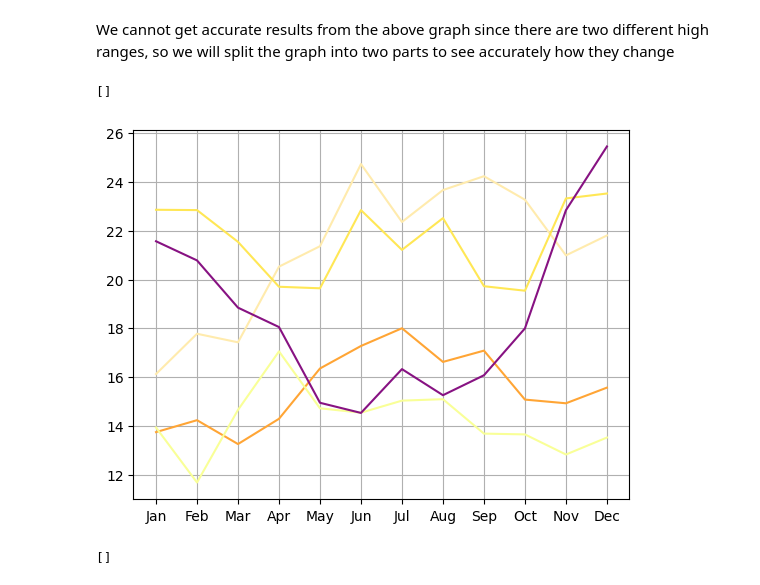
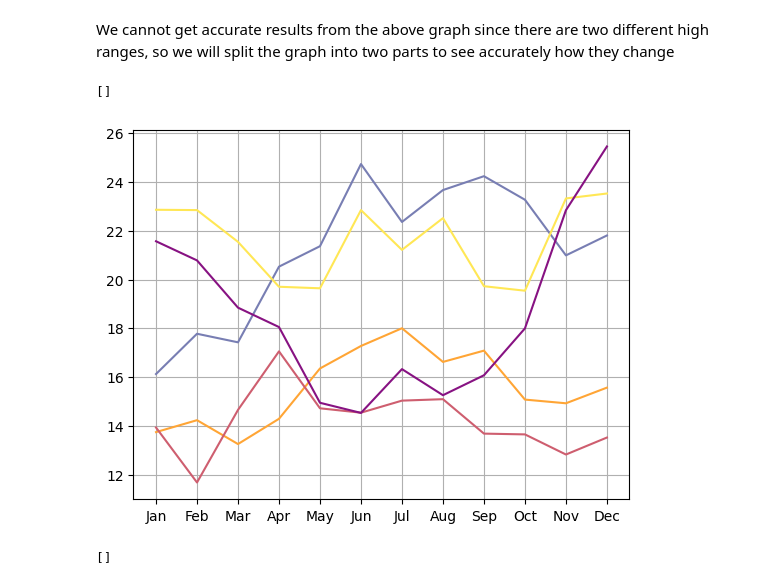
Before and after one commit to Partha-Suresh/XAI-Project, a Jupyter notebook: notebooks/Stock Regression/EDA stock regression.ipynb, the cells around one changed output. Drawn from its saved outputs; the diff is of its cells as text; code cells hidden in the pictures.

```diff
--- a/notebooks/Stock Regression/EDA stock regression.ipynb
+++ b/notebooks/Stock Regression/EDA stock regression.ipynb
@@ -177,15 +180,15 @@ We cannot get accurate results from the above graph since there are two differen
 # %%
 plt.xticks(range(0,12),labels=['Jan','Feb','Mar','Apr','May','Jun','Jul','Aug','Sep','Oct','Nov','Dec'])
 plt.plot(h_2015.values(),color="#ffa535")
-plt.plot(h_2016.values(),color="#f9ff97")
-plt.plot(h_2017.values(),color="#ffebad")
+plt.plot(h_2016.values(),color="#ce5e6f")
+plt.plot(h_2017.values(),color="#787eb3")
 plt.plot(h_2018.values(),color="#ffe755")
 plt.plot(h_2019.values(),color="#871282")
 plt.grid(True)
 plt.plot()
 # %% [output]
 []
-[figure, old version]
+[figure, new version]
 # %%
 plt.xticks(range(0,12),labels=['Jan','Feb','Mar','Apr','May','Jun','Jul','Aug','Sep','Oct','Nov','Dec'])
 plt.plot(h_2020.values(),color="#3b3932")
```
Also changed, not shown: parts of 26 cells of this notebook.
